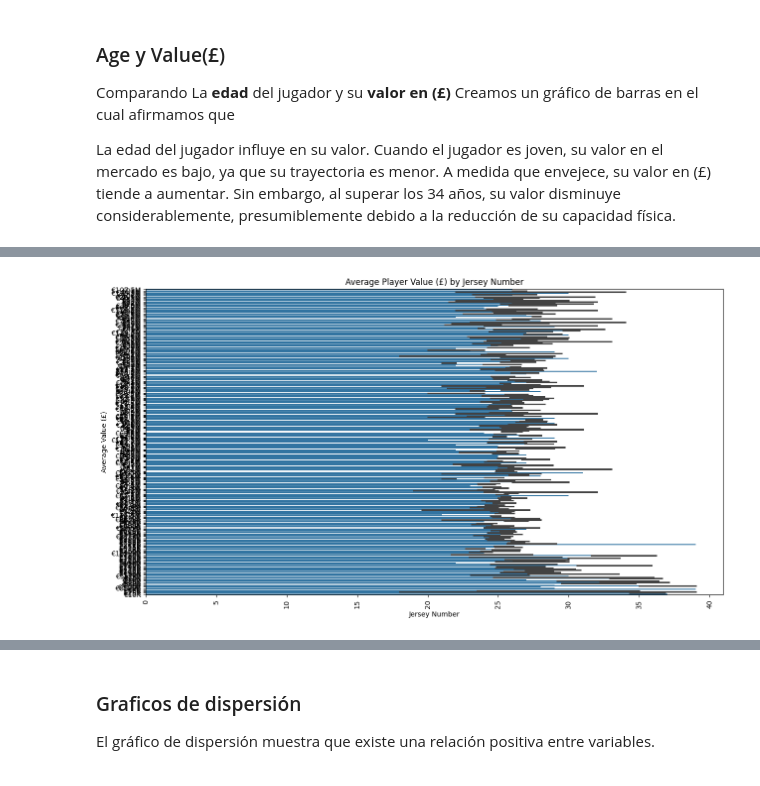
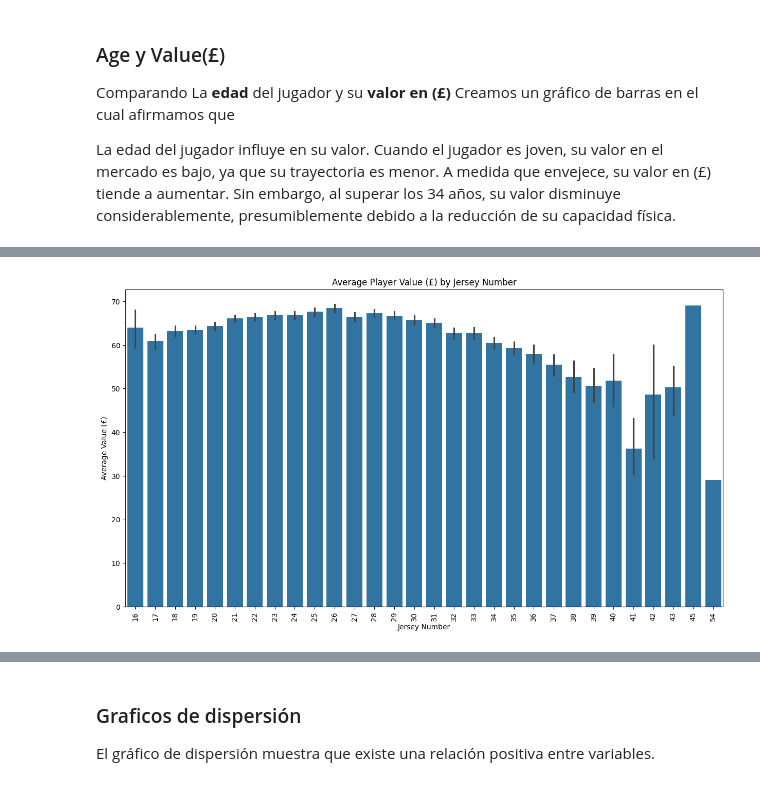
Before and after one commit to BrandonLCC/FIFA_ML_Kedro, a Jupyter notebook: machine-learning-project/notebooks/2_Data_Understanding.ipynb, the cells around one changed output, grey strips where cells are left out. Drawn from its saved outputs; the diff is of its cells as text; code cells hidden in the pictures.

```diff
--- a/machine-learning-project/notebooks/2_Data_Understanding.ipynb
+++ b/machine-learning-project/notebooks/2_Data_Understanding.ipynb
@@ -288,3 +288,35 @@ FIFA20_df[FIFA20_df.duplicated()]
 [interactive output not drawn]
 |  | ID | Name | Age | Photo | Nationality | Flag | Overall | Potential | Club | Club Logo | ... |
 0 rows × 65 columns
+# %%
+import re
+import numpy as np
+import pandas as pd
+
+def money_to_number(s):
+    """Convierte cadenas como '€110.5M', '€500K', '€1.2B' o strings numéricos a float (euros)."""
+    if pd.isna(s):
+        return np.nan
+    if isinstance(s, (int, float)):
+        return float(s)
+    s = str(s).strip().replace('€','').replace('£','').replace(' ','')
+    if s == '':
+        return np.nan
+    try:
+        if s.endswith('M'):
+            return float(s[:-1]) * 1e6
+        if s.endswith('K'):
+            return float(s[:-1]) * 1e3
+        if s.endswith('B'):
+            return float(s[:-1]) * 1e9
+        # si no termina con M/K/B, quitar cualquier caracter no numérico (excepto el punto) y convertir
+        return float(re.sub(r'[^\d.]', '', s))
+    except:
+        return np.nan
+
+# Aplicación del método a las columnas monetarias del DataFrame, por ejemplo:
+for col in ['Value', 'Wage', 'Release Clause']:
+    if col in FIFA22_df.columns:
+        newc = col + '_num'
+        FIFA22_df[newc] = FIFA22_df[col].apply(money_to_number)
+        print(f"Se creó {newc} a partir de {col} - no nulos:", FIFA22_df[newc].notna().sum())
@@ -402,18 +503,11 @@ Name: Value, Length: 16710, dtype: object
 # %%
 plt.figure(figsize=(15, 8))
-#sns.barplot(x='Age', y='Value(£)', data=FIFA19_df)
-
-#sns.barplot(x='Age', y='Value(£)', data=FIFA20_df)
-
-sns.barplot(x='Age', y='Value(£)', data=FIFA22_df)
-
+sns.barplot(x='Age', y='Agility', data=FIFA22_df)
 plt.title('Average Player Value (£) by Jersey Number')
 plt.xlabel('Jersey Number')
 plt.ylabel('Average Value (£)')
 plt.xticks(rotation=90)
 plt.show()
-
-#(No eliminar)
 # %% [output]
 [interactive output not drawn]
-[figure, old version]
+[figure, new version]
```
Also changed, not shown: parts of 24 cells of this notebook, 1 other file.
